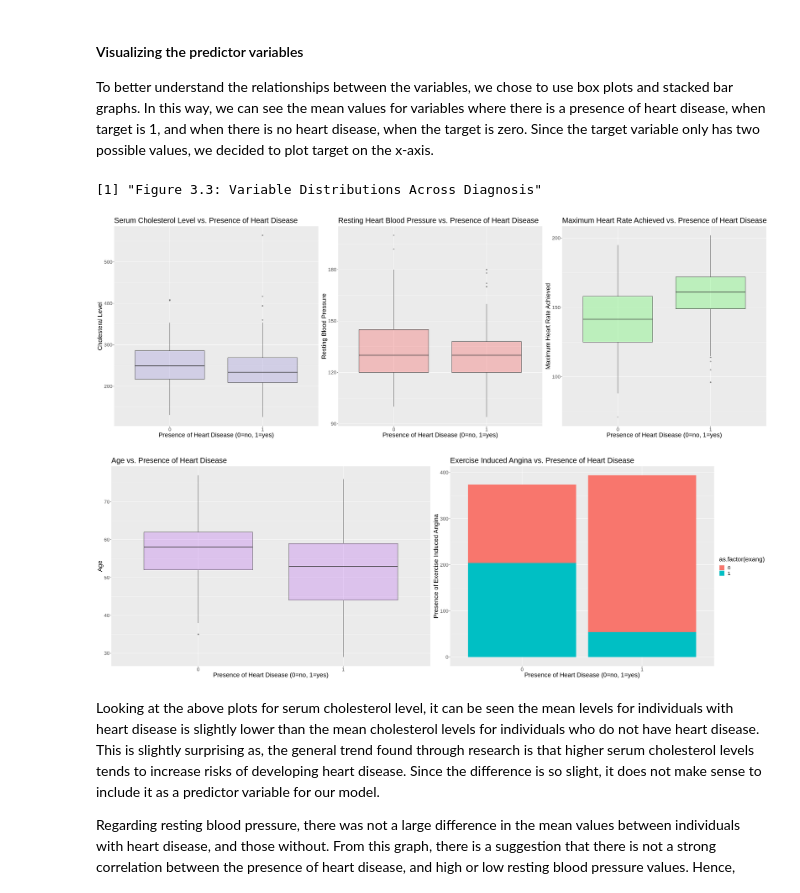
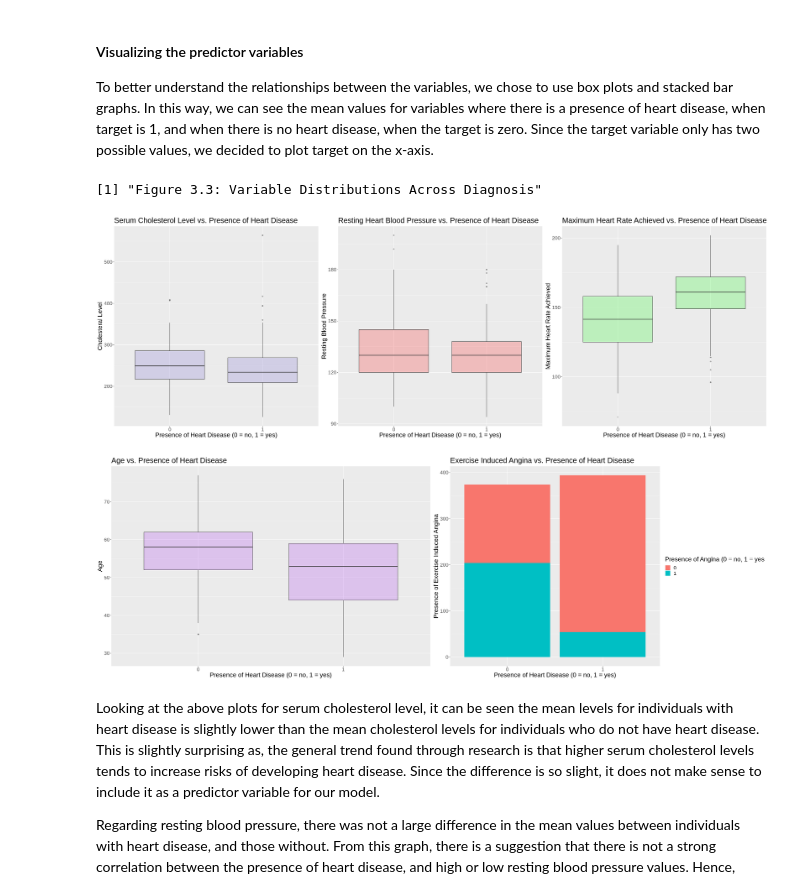
Before and after one commit to jennywyzhao/dsci-group-project-002-14, a Jupyter notebook: Final Project Report.ipynb, the cells around one changed output. Cells and saved outputs as stored; diff of their text form; code cells hidden in the pictures.

Commit message:
added legend labels to exang

```diff
--- a/Final Project Report.ipynb
+++ b/Final Project Report.ipynb
@@ -146,7 +146,7 @@ chol_plot <- ggplot(heart_train,
      aes(y = chol,
            x = as.factor(target))) +
      geom_boxplot(fill = "slateblue", alpha = 0.2)+
-     labs(x = "Presence of Heart Disease (0=no, 1=yes)", y = "Cholesteral Level" )+
+     labs(x = "Presence of Heart Disease (0 = no, 1 = yes)", y = "Cholesteral Level" )+
      theme(text = element_text(size = 20))+
      ggtitle("Serum Cholesterol Level vs. Presence of Heart Disease")
 
@@ -154,41 +154,42 @@ trestbps_plot<- ggplot(heart_train,
     aes(y = trestbps,
             x = as.factor(target))) +
     geom_boxplot(fill = "red", alpha = 0.2)+
-    labs(x="Presence of Heart Disease (0=no, 1=yes)", y = "Resting Blood Pressure" )+
+    labs(x="Presence of Heart Disease (0 = no, 1 = yes)", y = "Resting Blood Pressure" )+
     theme(text = element_text(size = 20))+
     ggtitle("Resting Heart Blood Pressure vs. Presence of Heart Disease")
 
 
 thalach_plot <- ggplot(heart_train,
         aes(y = thalach,
             x = as.factor(target))) +
     geom_boxplot(fill = "green", alpha = 0.2)+
-    labs(x = "Presence of Heart Disease (0=no, 1=yes)", y = "Maximum Heart Rate Achieved" )+
+    labs(x = "Presence of Heart Disease (0 = no, 1 = yes)", y = "Maximum Heart Rate Achieved" )+
     theme(text = element_text(size = 20))+
     ggtitle("Maximum Heart Rate Achieved vs. Presence of Heart Disease")
 
 print("Figure 3.3: Variable Distributions Across Diagnosis")
 grid.arrange(chol_plot, trestbps_plot, thalach_plot, ncol = 3)
 
 age_plot<- ggplot(heart_train,
         aes(y = age,
             x = as.factor(target))) +
     geom_boxplot(fill = "purple", alpha = 0.2)+
-    labs(x = "Presence of Heart Disease (0=no, 1=yes)", y = "Age" )+
+    labs(x = "Presence of Heart Disease (0 = no, 1 = yes)", y = "Age" )+
     theme(text = element_text(size = 20))+
     ggtitle("Age vs. Presence of Heart Disease")
 
 exang_plot <- ggplot(heart_train, aes(x = target, fill = as.factor(exang)))+
    geom_bar()+
-   labs(x = "Presence of Heart Disease (0=no, 1=yes)", y = "Presence of Exercise Induced Angina")+
+   labs(x = "Presence of Heart Disease (0 = no, 1 = yes)", y = "Presence of Exercise Induced Angina")+
    theme(text = element_text(size = 20))+
-   ggtitle("Exercise Induced Angina vs. Presence of Heart Disease")
+   ggtitle("Exercise Induced Angina vs. Presence of Heart Disease")+
+  scale_fill_discrete(name = "Presence of Angina (0 = no, 1 = yes)")
 
 grid.arrange(age_plot, exang_plot, ncol = 2)
 # %% [output]
 [1] "Figure 3.3: Variable Distributions Across Diagnosis"
 [figure]
-[figure, old version]
+[figure, new version]
 # %% [markdown]
 Looking at the above plots for serum cholesterol level, it can be seen the mean levels for individuals with heart disease is slightly lower than the mean cholesterol levels for individuals who do not have heart disease. This is slightly surprising as, the general trend found through research is that higher serum cholesterol levels tends to increase risks of developing heart disease. Since the difference is so slight, it does not make sense to include it as a predictor variable for our model.
 
```
